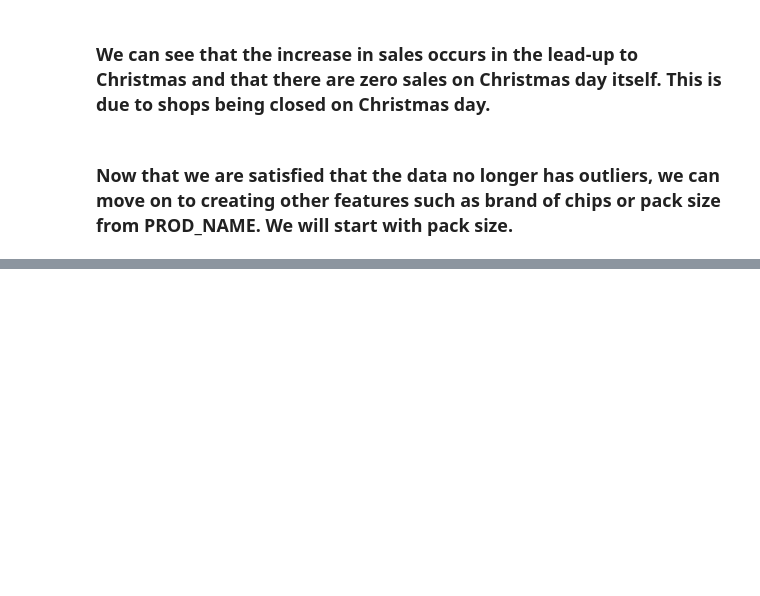
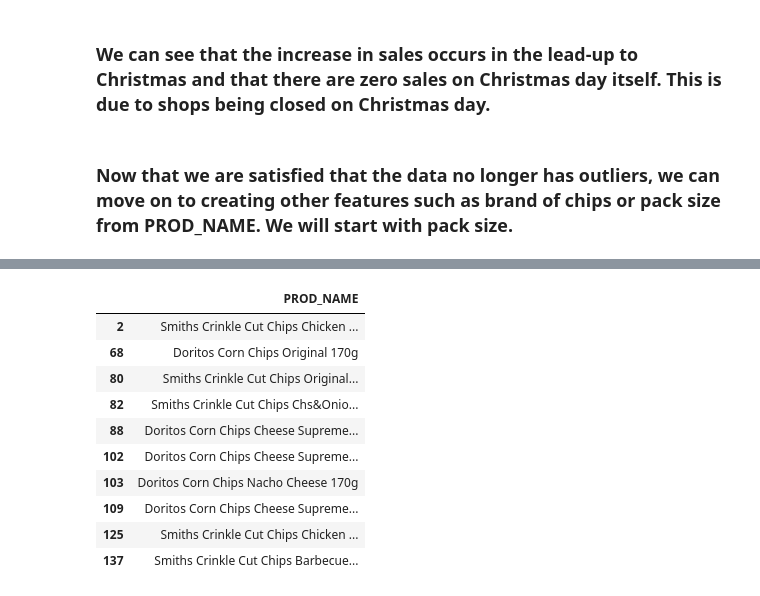
Before and after one commit to nayeem29dse/Quantium-customer-purchasing-behaviours, a Jupyter notebook: Quantium Virtual Internship - Retail Strategy and Analytics - Task 1.ipynb, the cells around one changed output, grey strips where cells are left out. Saved outputs shown, nothing was run; the diff lists cells and outputs as text; code cells hidden in the pictures; blank space fills up the shorter version.

```diff
--- a/Quantium Virtual Internship - Retail Strategy and Analytics - Task 1.ipynb
+++ b/Quantium Virtual Internship - Retail Strategy and Analytics - Task 1.ipynb
@@ -268,0 +309,16 @@ print(december_data.sort_values('num_transactions').head())
+# %%
+chips[
+    chips['PROD_NAME'].str.contains(r'70|90', case=False, na=False)
+][['PROD_NAME']].head(10)
+# %% [output]
+|  | PROD_NAME |
+| 2 | Smiths Crinkle Cut Chips Chicken ... |
+| 68 | Doritos Corn Chips Original 170g |
+| 80 | Smiths Crinkle Cut Chips Original... |
+| 82 | Smiths Crinkle Cut Chips Chs&Onio... |
+| 88 | Doritos Corn Chips Cheese Supreme... |
+| 102 | Doritos Corn Chips Cheese Supreme... |
+| 103 | Doritos Corn Chips Nacho Cheese 170g |
+| 109 | Doritos Corn Chips Cheese Supreme... |
+| 125 | Smiths Crinkle Cut Chips Chicken ... |
+| 137 | Smiths Crinkle Cut Chips Barbecue... |
```
Also changed, not shown: parts of 5 cells of this notebook.
